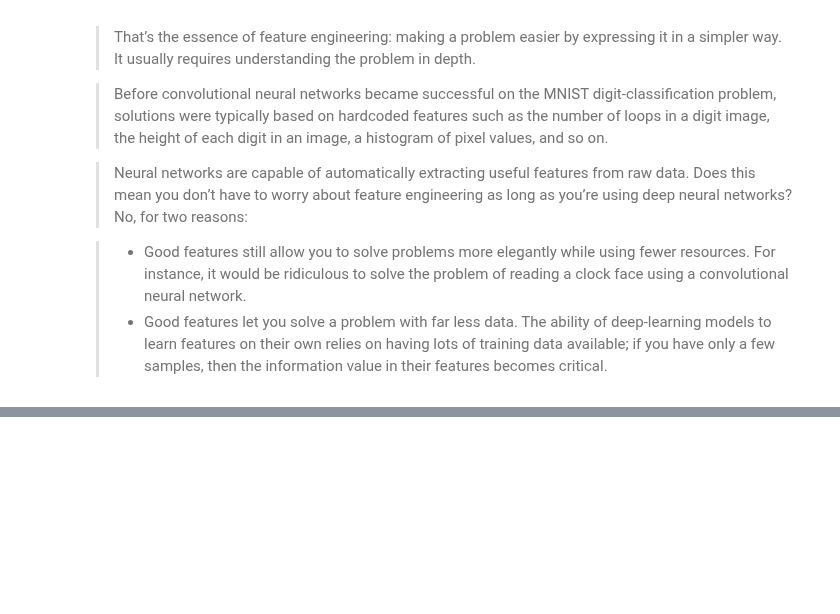
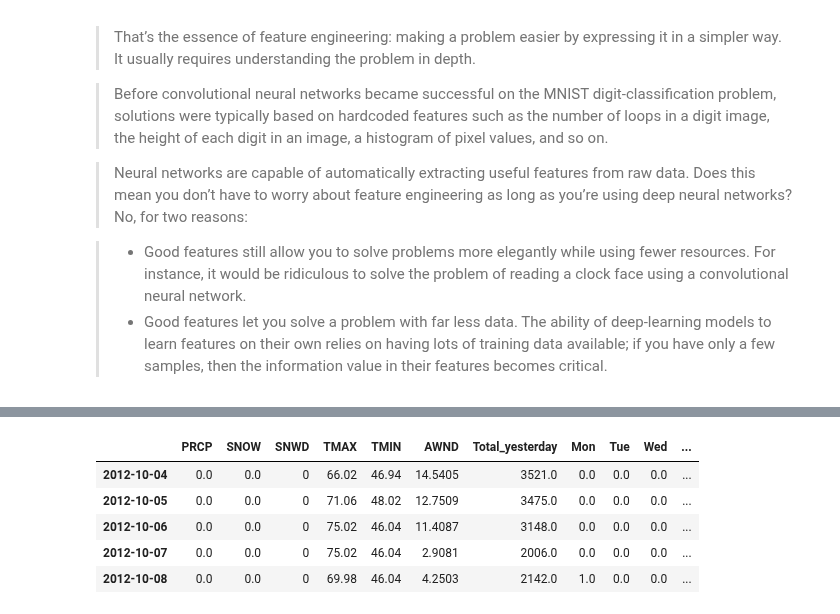
Before and after one commit to LambdaSchool/DS-Unit-2-Sprint-4-Practicing-Understanding, a Jupyter notebook: module1-hyperparameter-optimization/LS_DS_241_Hyperparameter_Optimization.ipynb, the cells around one changed output, grey strips where cells are left out. Drawn from its saved outputs; the diff is of its cells as text; code cells hidden in the pictures; blank space fills up the shorter version.

```diff
--- a/module1-hyperparameter-optimization/LS_DS_241_Hyperparameter_Optimization.ipynb
+++ b/module1-hyperparameter-optimization/LS_DS_241_Hyperparameter_Optimization.ipynb
@@ -552,0 +629,9 @@ The example is shown in [the accompanying notebook](https://github.com/amueller/
+# %%
+X_train.head()
+# %% [output]
+|  | PRCP | SNOW | SNWD | TMAX | TMIN | AWND | Total_yesterday | Mon | Tue | Wed | ... |
+| 2012-10-04 | 0.0 | 0.0 | 0 | 66.02 | 46.94 | 14.5405 | 3521.0 | 0.0 | 0.0 | 0.0 | ... |
+| 2012-10-05 | 0.0 | 0.0 | 0 | 71.06 | 48.02 | 12.7509 | 3475.0 | 0.0 | 0.0 | 0.0 | ... |
+| 2012-10-06 | 0.0 | 0.0 | 0 | 75.02 | 46.04 | 11.4087 | 3148.0 | 0.0 | 0.0 | 0.0 | ... |
+| 2012-10-07 | 0.0 | 0.0 | 0 | 75.02 | 46.04 | 2.9081 | 2006.0 | 0.0 | 0.0 | 0.0 | ... |
+| 2012-10-08 | 0.0 | 0.0 | 0 | 69.98 | 46.04 | 4.2503 | 2142.0 | 1.0 | 0.0 | 0.0 | ... |
```
Also changed, not shown: parts of 17 cells of this notebook.
